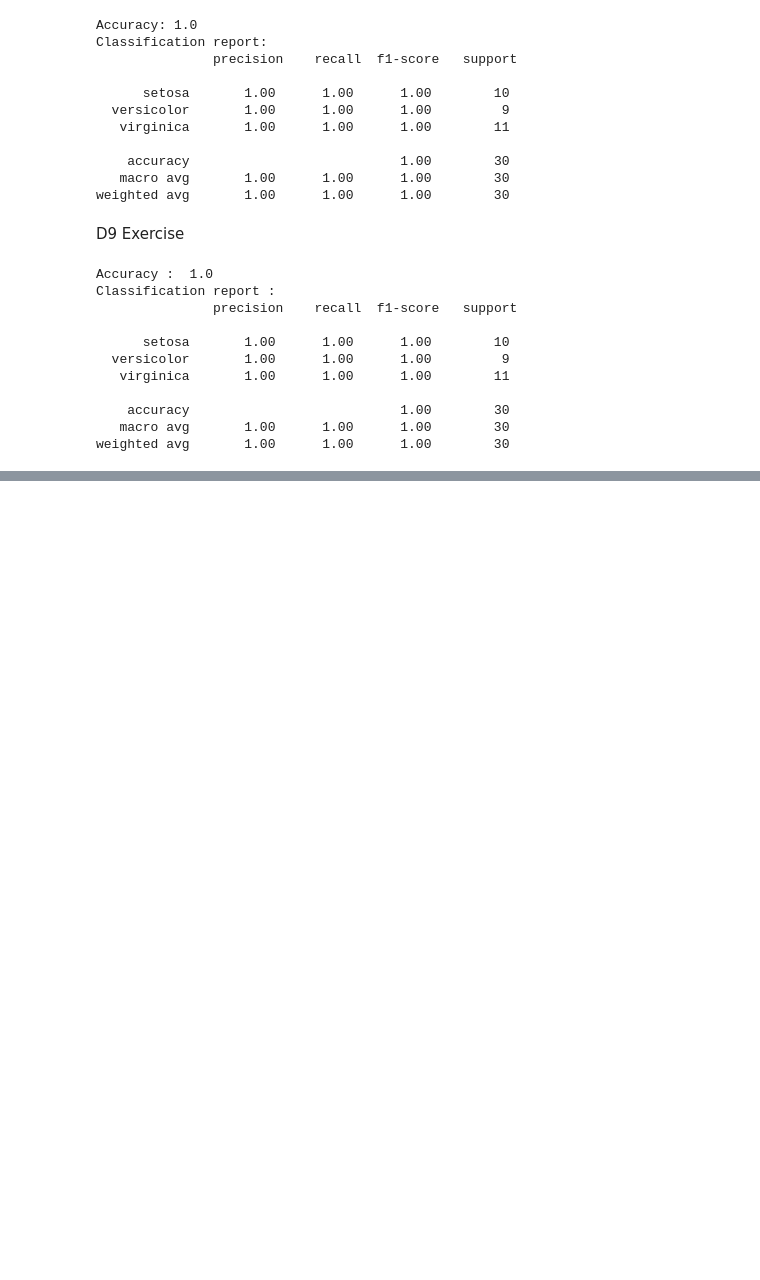
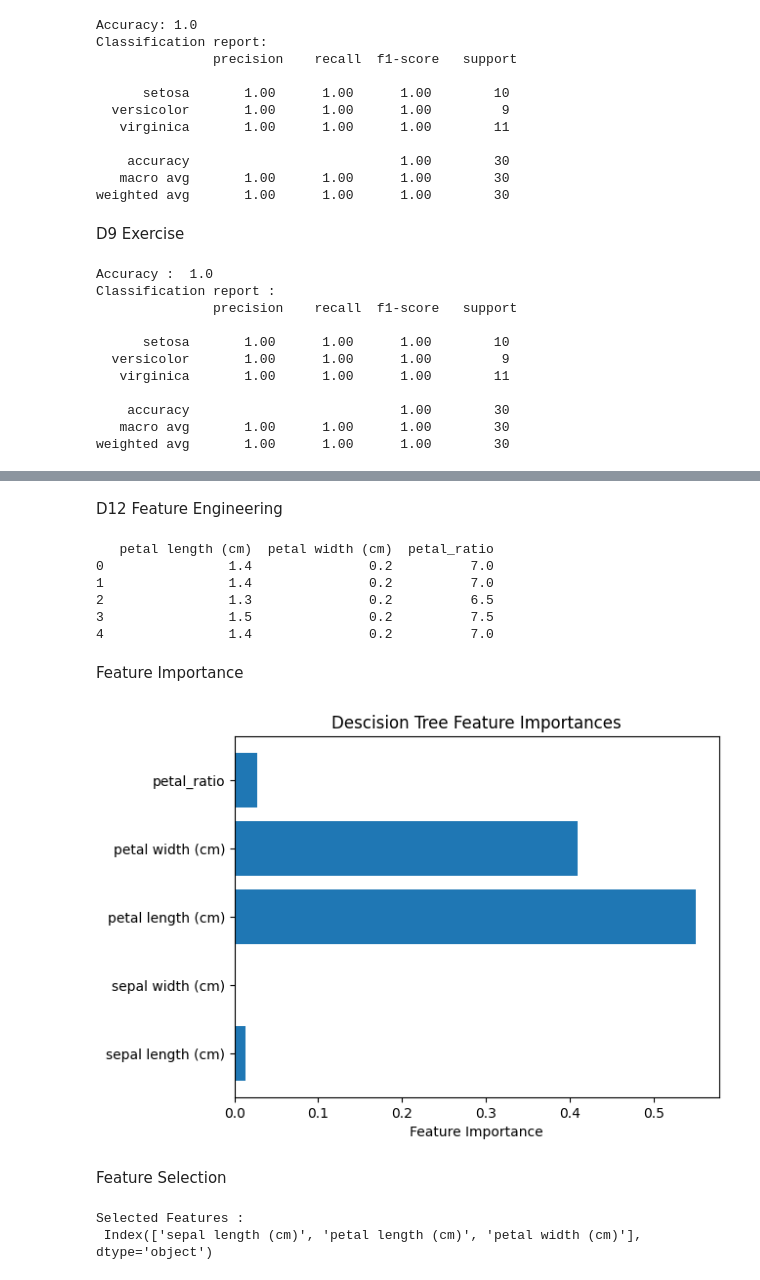
Before and after one commit to CJYJas/SelfLearn_2025, a Jupyter notebook: selflearn.ipynb, the cells around one changed output, grey strips where cells are left out. Drawn from its saved outputs; the diff is of its cells as text; code cells hidden in the pictures; blank space fills up the shorter version.

```diff
--- a/selflearn.ipynb
+++ b/selflearn.ipynb
@@ -325,0 +431,60 @@ weighted avg       1.00      1.00      1.00        30
+# %% [markdown]
+D12 Feature Engineering
+# %%
+import pandas as pd
+from sklearn.datasets import load_iris
+
+iris = load_iris()
+df = pd.DataFrame(iris.data, columns = iris.feature_names)
+df['species'] = iris.target
+
+#Create a new feature
+df['petal_ratio'] = df['petal length (cm)'] / df['petal width (cm)']
+
+print(df[['petal length (cm)', 'petal width (cm)', 'petal_ratio']].head())
+# %% [output]
+   petal length (cm)  petal width (cm)  petal_ratio
+0                1.4               0.2          7.0
+1                1.4               0.2          7.0
+2                1.3               0.2          6.5
+3                1.5               0.2          7.5
+4                1.4               0.2          7.0
+# %% [markdown]
+Feature Importance
+# %%
+from sklearn.tree import DecisionTreeClassifier
+import matplotlib.pyplot as plt
+
+X = df.drop(columns = ['species'])
+y = df['species']
+
+model = DecisionTreeClassifier()
+model.fit(X, y)
+
+#Show feature importance
+importances = model.feature_importances_
+features = X.columns
+
+plt.barh(features, importances)
+plt.xlabel("Feature Importance")
+plt.title("Descision Tree Feature Importances")
+plt.show()
+# %% [output]
+[figure, added]
+# %% [markdown]
+Feature Selection
+# %%
+from sklearn.feature_selection import SelectKBest, f_classif
+from sklearn.model_selection import train_test_split
+
+#Select the 3 most important features
+selector = SelectKBest(score_func= f_classif, k = 3)
+X_new = selector.fit_transform(X, y)
+
+#Get the selected featured names
+mask = selector.get_support()
+selected_feature = X.columns[mask]
+print("Selected Features : \n", selected_feature)
+# %% [output]
+Selected Features :
+ Index(['sepal length (cm)', 'petal length (cm)', 'petal width (cm)'], dtype='object')
```
Also changed, not shown: parts of 6 cells of this notebook.
